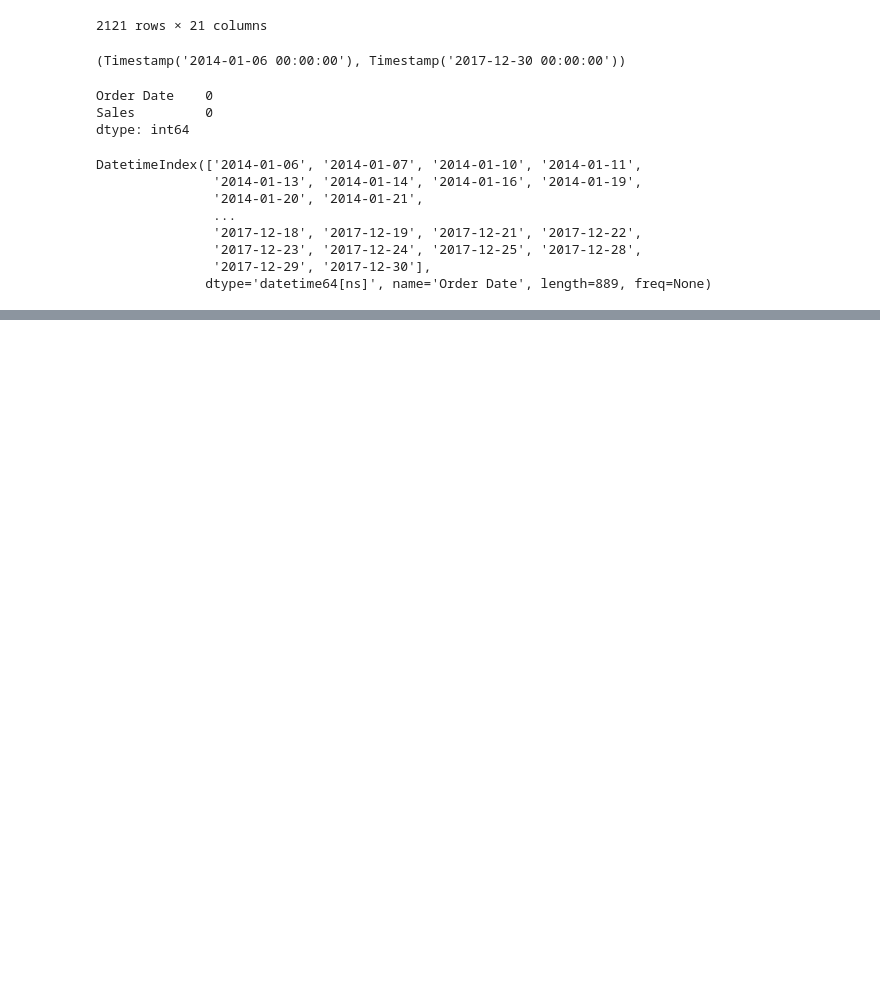
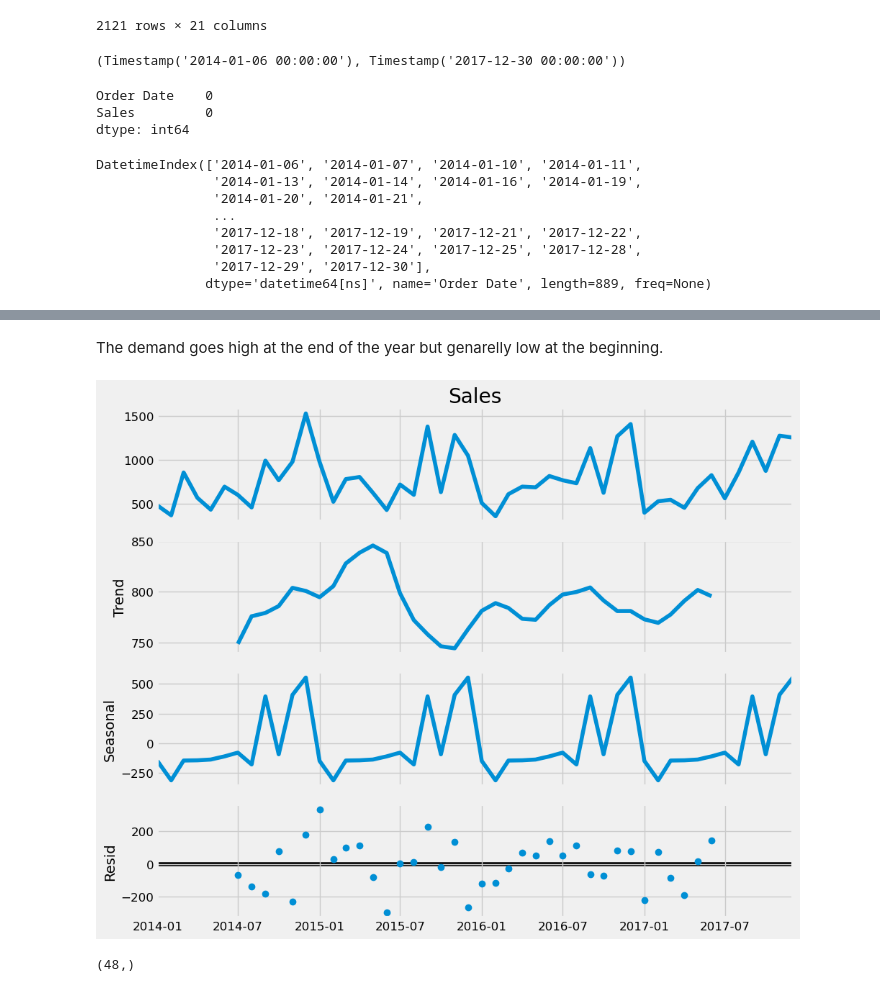
Before and after one commit to vlzsombor/superstore_ds, a Jupyter notebook: superstoreAnalysis.ipynb, the cells around one changed output, grey strips where cells are left out. Drawn from its saved outputs; the diff is of its cells as text; code cells hidden in the pictures; blank space fills up the shorter version.

```diff
--- a/superstoreAnalysis.ipynb
+++ b/superstoreAnalysis.ipynb
@@ -67,0 +93,14 @@ DatetimeIndex(['2014-01-06', '2014-01-07', '2014-01-10', '2014-01-11',
+# %% [markdown]
+The demand goes high at the end of the year but genarelly low at the beginning.
+# %%
+from pylab import rcParams
+rcParams['figure.figsize'] = 10, 8
+decomposition = sm.tsa.seasonal_decompose(y, model='additive')
+fig = decomposition.plot()
+plt.show()
+# %% [output]
+[figure, added]
+# %%
+decomposition
+# %% [output]
+(48,)
```
Also changed, not shown: parts of 4 cells of this notebook.
